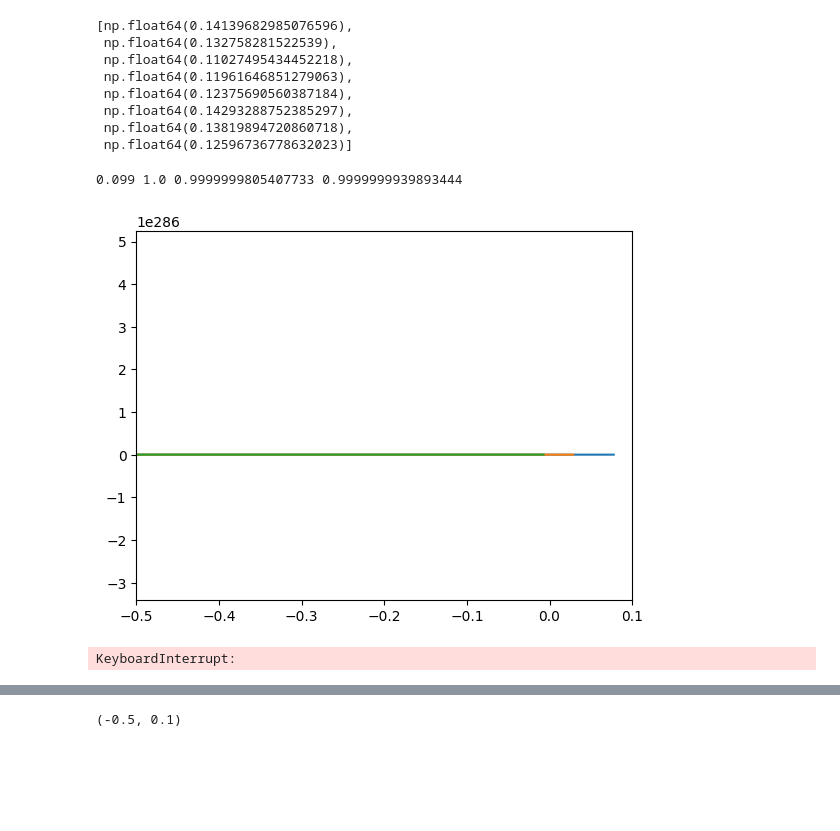
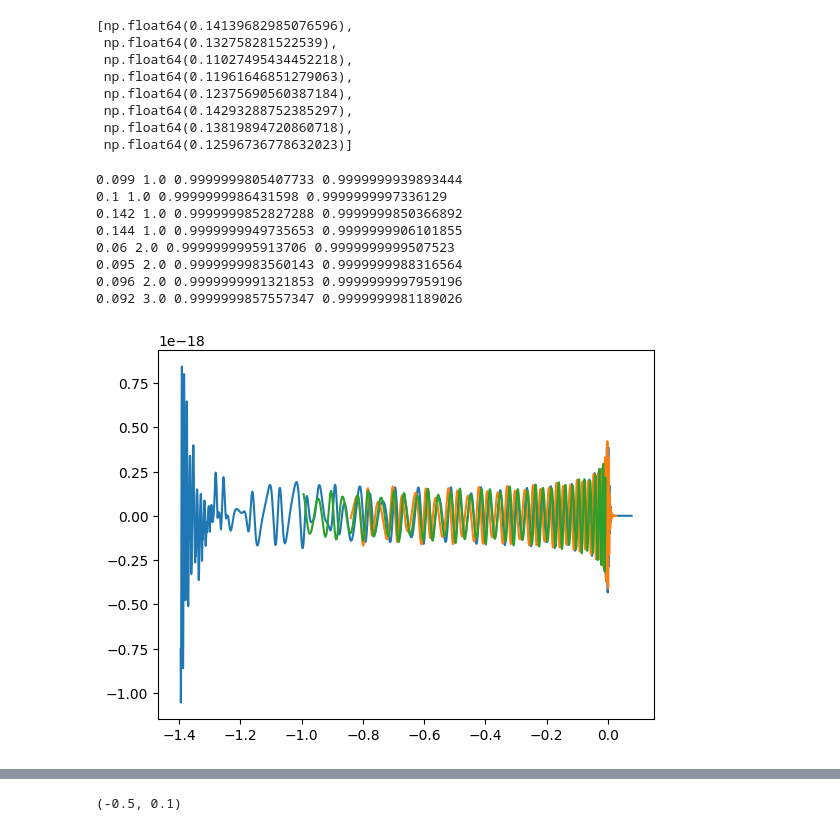
Before and after one commit to aminrouanserik/pyrex, a Jupyter notebook: example/testresult.ipynb, the cells around one changed output, grey strips where cells are left out. Saved outputs shown, nothing was run; the diff lists cells and outputs as text; code cells hidden in the pictures; blank space fills up the shorter version.

```diff
--- a/example/testresult.ipynb
+++ b/example/testresult.ipynb
@@ -209,15 +209,23 @@ for i in range(len(data_test['time'])):
     eccen_matchphen.append(matchPhnm)
     ecccen_matchseob.append(matchSEOB)
     print(data_test['e_comm'][i],data_test['q'][i],matchPhnm,matchSEOB)
-    plt.plot(testPhenom.time,testPhenom.h22)
-    plt.plot(testSEOB.time,testSEOB.h22)
-    plt.plot(data_test['time'][i]*(total_mass*lal.MTSUN_SI),data_test['h22'][i]*(scale*y22))
-    plt.xlim(-0.5,0.1)
-    plt.show()
 # %% [output]
 0.099 1.0 0.9999999805407733 0.9999999939893444
+0.1 1.0 0.9999999986431598 0.9999999997336129
+0.142 1.0 0.9999999852827288 0.9999999850366892
+0.144 1.0 0.9999999949735653 0.9999999906101855
+0.06 2.0 0.9999999995913706 0.9999999999507523
+0.095 2.0 0.9999999983560143 0.9999999988316564
+0.096 2.0 0.9999999991321853 0.9999999997959196
+0.092 3.0 0.9999999857557347 0.9999999981189026
-[figure, removed]
-KeyboardInterrupt:
+# %%
+plt.plot(testPhenom.time[1700:],testPhenom.h22[1700:])
+plt.plot(testSEOB.time[1700:],testSEOB.h22[1700:])
+plt.plot(data_test['time'][i]*(total_mass*lal.MTSUN_SI),data_test['h22'][i]*(scale*y22))
+# plt.xlim(-0.5,0.1)
+plt.show()
+# %% [output]
+[figure, added]
 # %%
 data_sizes = 10**np.linspace(2, 6, 10, dtype = np.int64)
 matches = np.zeros_like(data_sizes)
```
Also changed, not shown: parts of 1 cell of this notebook, 4 other files.
